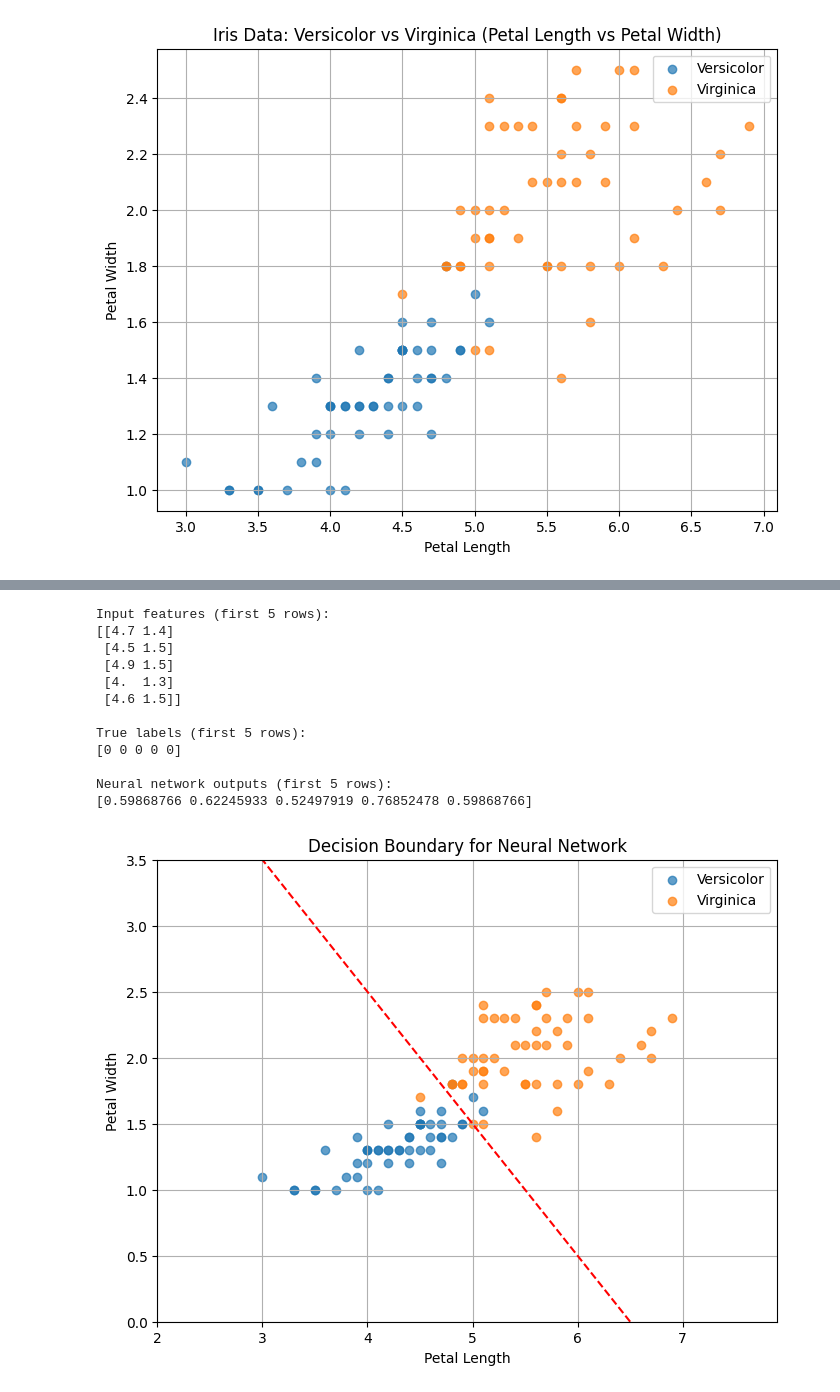
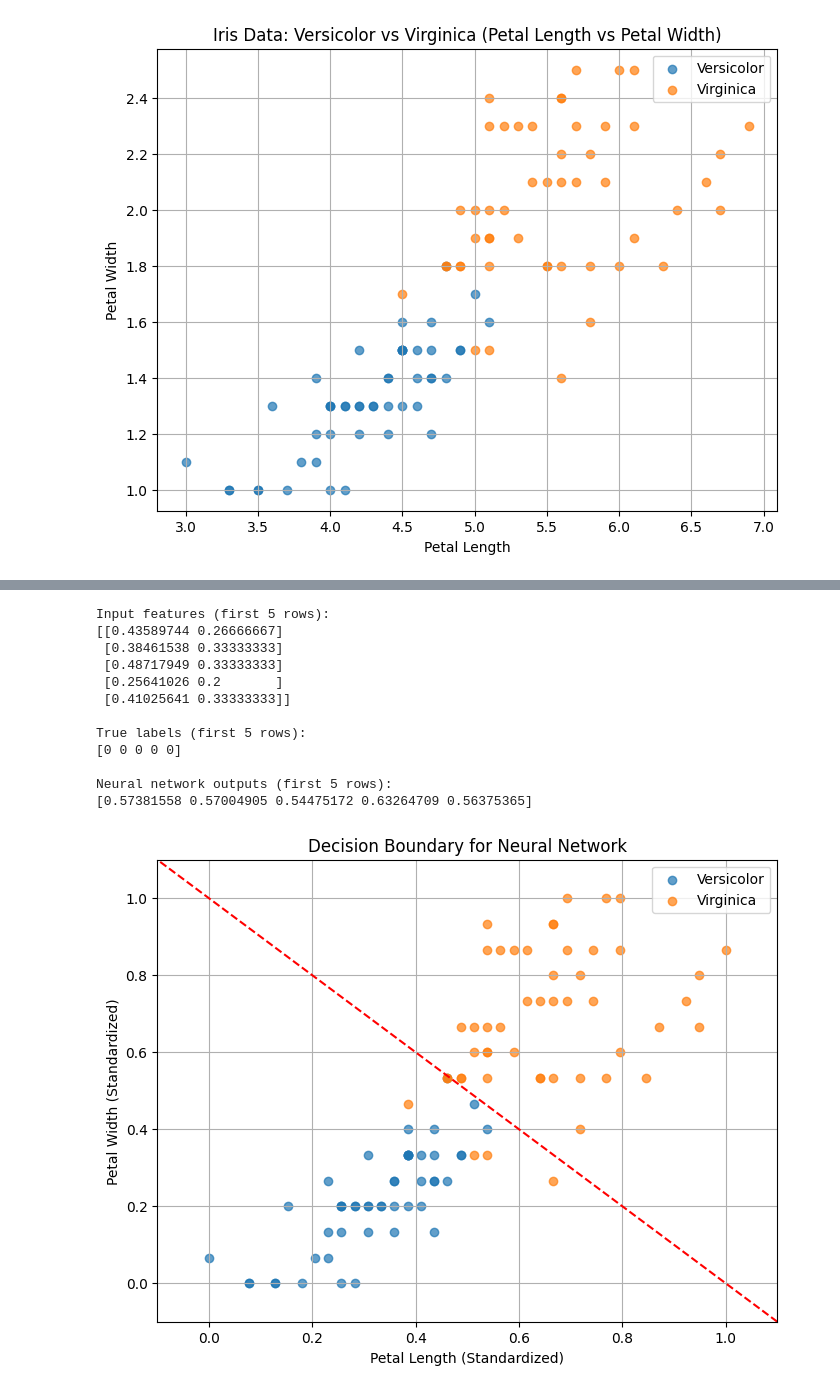
Before and after one commit to RyanL72/CSDS_391, a Jupyter notebook: src/Neural Networks/Neural_Networks.ipynb, the cells around one changed output, grey strips where cells are left out. Cells and saved outputs as stored; diff of their text form; code cells hidden in the pictures.

```diff
--- a/src/Neural Networks/Neural_Networks.ipynb
+++ b/src/Neural Networks/Neural_Networks.ipynb
@@ -85,8 +85,13 @@ data = data[data['species'].isin(['versicolor', 'virginica'])]  # Select two cla
 data['label'] = data['species'].apply(lambda x: 0 if x == 'versicolor' else 1)  # Map species to 0 and 1
 
 # Extract features (petal_length, petal_width) and labels
-X = data[['petal_length', 'petal_width']].values  # Feature matrix
+X_raw = data[['petal_length', 'petal_width']].values  # Feature matrix
 y = data['label'].values  # Class labels
+
+# Standardize features to (0, 1) range
+X_min = X_raw.min(axis=0)
+X_max = X_raw.max(axis=0)
+X = (X_raw - X_min) / (X_max - X_min)
 
 # Define the sigmoid function
 def sigmoid(z):
@@ -113,7 +118,7 @@ def neural_network_output(X, w, b):
 
 # Initialize weights and bias
 w = np.array([-1.0, -1.0])  # Example weights for petal_length and petal_width
-b = 6.5  # Example bias
+b = 1  # Example bias
 
 # Compute the network output
 outputs = neural_network_output(X, w, b)
@@ -141,42 +146,42 @@ def plot_decision_boundary(X, y, w, b):
 
     # Scatter plot of the data
     plt.scatter(X[y == 0, 0], X[y == 0, 1], label='Versicolor', alpha=0.7)
     plt.scatter(X[y == 1, 0], X[y == 1, 1], label='Virginica', alpha=0.7)
 
     # Define the grid for the decision boundary
-    x_min, x_max = X[:, 0].min() - 1, X[:, 0].max() + 1
-    y_min, y_max = X[:, 1].min() - 1, X[:, 1].max() + 1
+    x_min, x_max = X[:, 0].min() - 0.1, X[:, 0].max() + 0.1
+    y_min, y_max = X[:, 1].min() - 0.1, X[:, 1].max() + 0.1
     xx, yy = np.meshgrid(np.linspace(x_min, x_max, 100),
                          np.linspace(y_min, y_max, 100))
     grid = np.c_[xx.ravel(), yy.ravel()]
 
     # Compute the network output for the grid points
     grid_outputs = neural_network_output(grid, w, b).reshape(xx.shape)
 
     # Plot the decision boundary (where output = 0.5)
     plt.contour(xx, yy, grid_outputs, levels=[0.5], colors='red', linestyles='--')
 
     # Add plot details
     plt.title('Decision Boundary for Neural Network')
-    plt.xlabel('Petal Length')
-    plt.ylabel('Petal Width')
+    plt.xlabel('Petal Length (Standardized)')
+    plt.ylabel('Petal Width (Standardized)')
     plt.legend()
     plt.grid(True)
     plt.show()
 
-# plot function
+# Plot the decision boundary
 plot_decision_boundary(X, y, w, b)
 # %% [output]
 Input features (first 5 rows):
-[[4.7 1.4]
- [4.5 1.5]
- [4.9 1.5]
- [4.  1.3]
- [4.6 1.5]]
+[[0.43589744 0.26666667]
+ [0.38461538 0.33333333]
+ [0.48717949 0.33333333]
+ [0.25641026 0.2       ]
+ [0.41025641 0.33333333]]
 
 True labels (first 5 rows):
 [0 0 0 0 0]
 
 Neural network outputs (first 5 rows):
-[0.59868766 0.62245933 0.52497919 0.76852478 0.59868766]
+[0.57381558 0.57004905 0.54475172 0.63264709 0.56375365]
-[figure, old version]
+[figure, new version]
```
Also changed, not shown: parts of 13 cells of this notebook, 1 other file.
